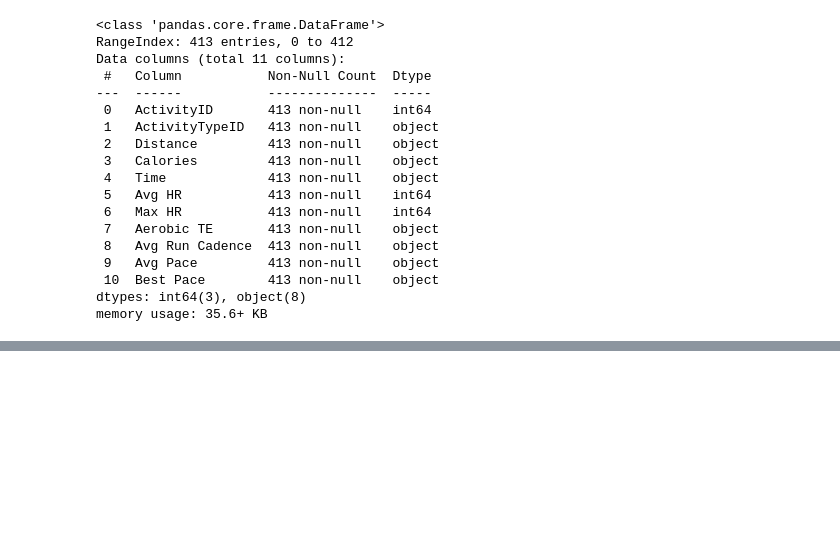
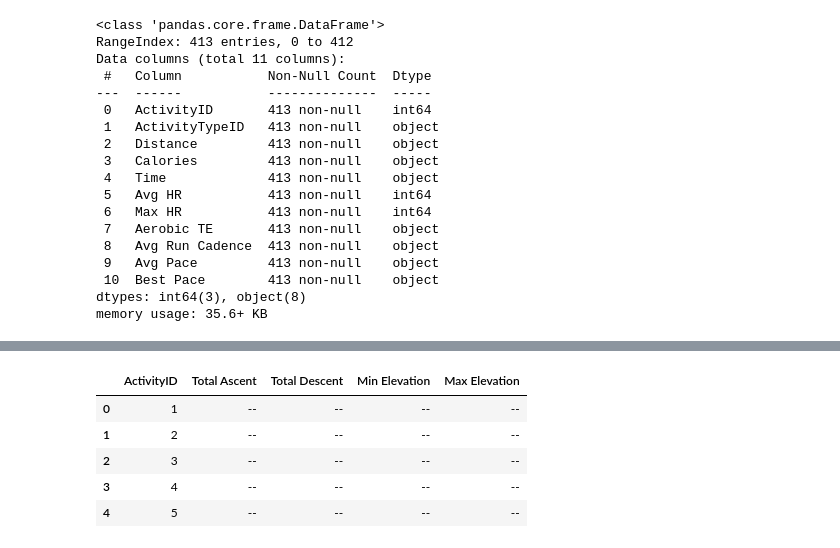
Before and after one commit to bernardtse/garmin-data-engineering, a Jupyter notebook: notebooks/etl_test_nida.ipynb, the cells around one changed output, grey strips where cells are left out. Saved outputs shown, nothing was run; the diff lists cells and outputs as text; code cells hidden in the pictures; blank space fills up the shorter version.

```diff
--- a/notebooks/etl_test_nida.ipynb
+++ b/notebooks/etl_test_nida.ipynb
@@ -350,0 +352,11 @@ performance_metrics_df.to_csv('../data/processed/performance_metrics.csv', index
+# %%
+# Create the Elevation Metrics Table - To analyze how elevation impacts activity performance and effort.
+elevation_metrics_df = merged_df[['ActivityID','Total Ascent', 'Total Descent', 'Min Elevation', 'Max Elevation']].copy()
+elevation_metrics_df.head()
+# %% [output]
+|  | ActivityID | Total Ascent | Total Descent | Min Elevation | Max Elevation |
+| 0 | 1 | -- | -- | -- | -- |
+| 1 | 2 | -- | -- | -- | -- |
+| 2 | 3 | -- | -- | -- | -- |
+| 3 | 4 | -- | -- | -- | -- |
+| 4 | 5 | -- | -- | -- | -- |
```
Also changed, not shown: parts of 27 cells of this notebook.
